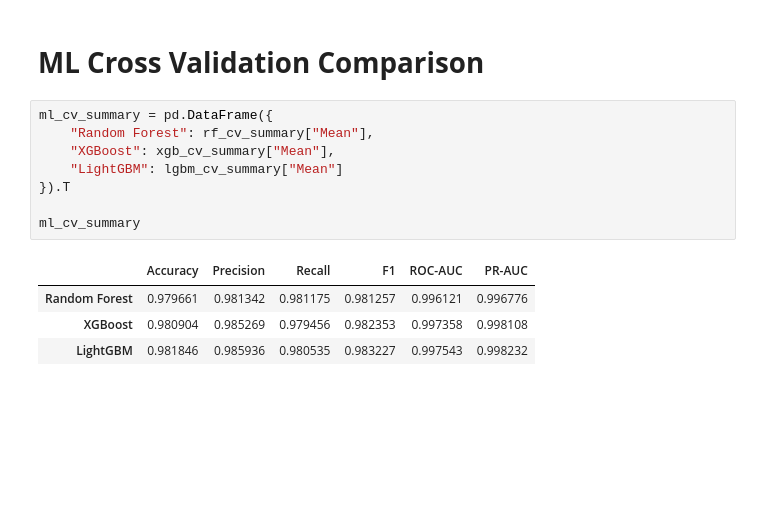
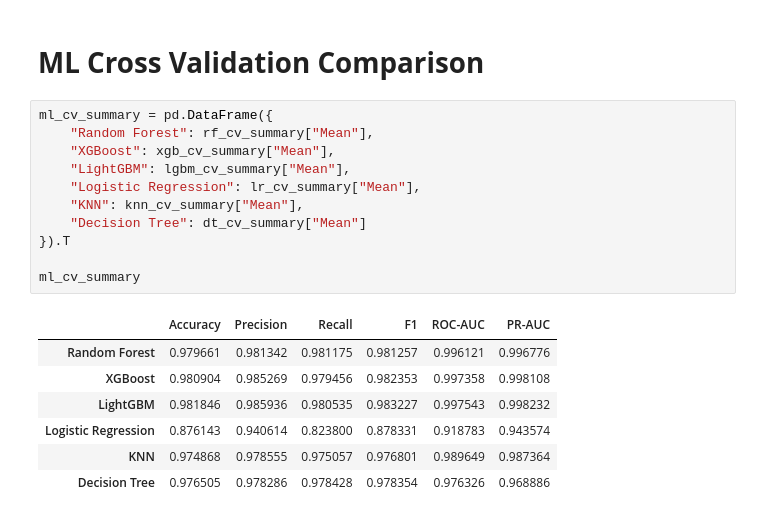
Before and after one commit to halimAhtasham/Network-_Intrusion_Detection---All_In_One, a Jupyter notebook: Binary_Classification_on_NIDS_with_ROSIDS23.ipynb, the cells around one changed output. Drawn from its saved outputs; the diff is of its cells as text; blank space fills up the shorter version.

```diff
--- a/Binary_Classification_on_NIDS_with_ROSIDS23.ipynb
+++ b/Binary_Classification_on_NIDS_with_ROSIDS23.ipynb
@@ -1155,16 +1155,22 @@ plt.show()
 # %%
 ml_cv_summary = pd.DataFrame({
     "Random Forest": rf_cv_summary["Mean"],
     "XGBoost": xgb_cv_summary["Mean"],
-    "LightGBM": lgbm_cv_summary["Mean"]
+    "LightGBM": lgbm_cv_summary["Mean"],
+    "Logistic Regression": lr_cv_summary["Mean"],
+    "KNN": knn_cv_summary["Mean"],
+    "Decision Tree": dt_cv_summary["Mean"]
 }).T
 
 ml_cv_summary
 # %% [output]
 |  | Accuracy | Precision | Recall | F1 | ROC-AUC | PR-AUC |
 | Random Forest | 0.979661 | 0.981342 | 0.981175 | 0.981257 | 0.996121 | 0.996776 |
 | XGBoost | 0.980904 | 0.985269 | 0.979456 | 0.982353 | 0.997358 | 0.998108 |
 | LightGBM | 0.981846 | 0.985936 | 0.980535 | 0.983227 | 0.997543 | 0.998232 |
+| Logistic Regression | 0.876143 | 0.940614 | 0.823800 | 0.878331 | 0.918783 | 0.943574 |
+| KNN | 0.974868 | 0.978555 | 0.975057 | 0.976801 | 0.989649 | 0.987364 |
+| Decision Tree | 0.976505 | 0.978286 | 0.978428 | 0.978354 | 0.976326 | 0.968886 |
 # %%
 ml_cv_std = pd.DataFrame({
     "Random Forest": rf_cv_summary["Std"],
```
Also changed, not shown: parts of 3 cells of this notebook.
